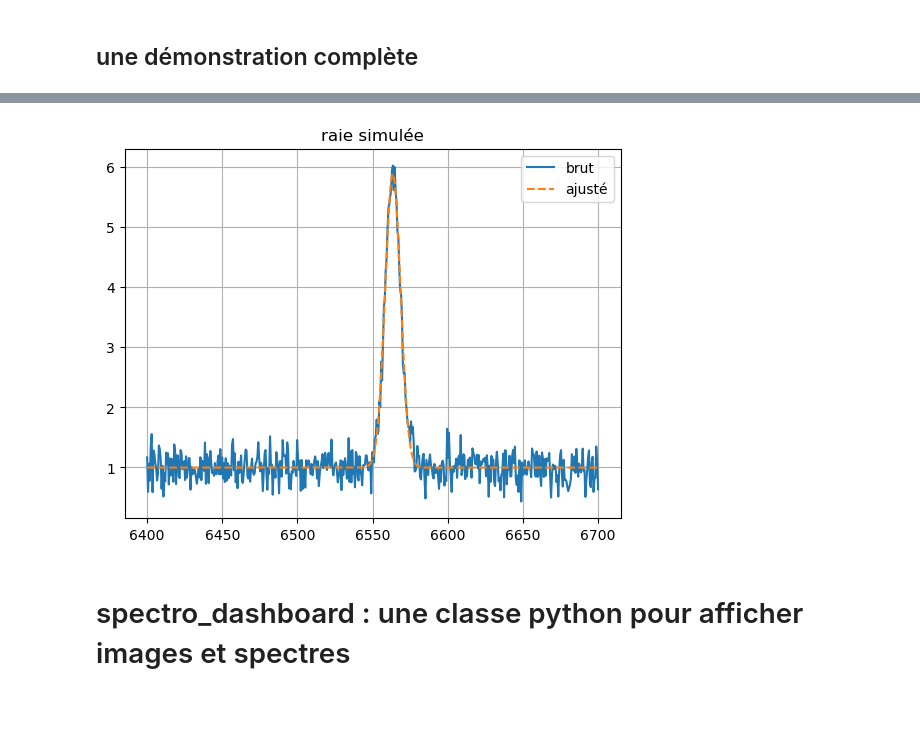
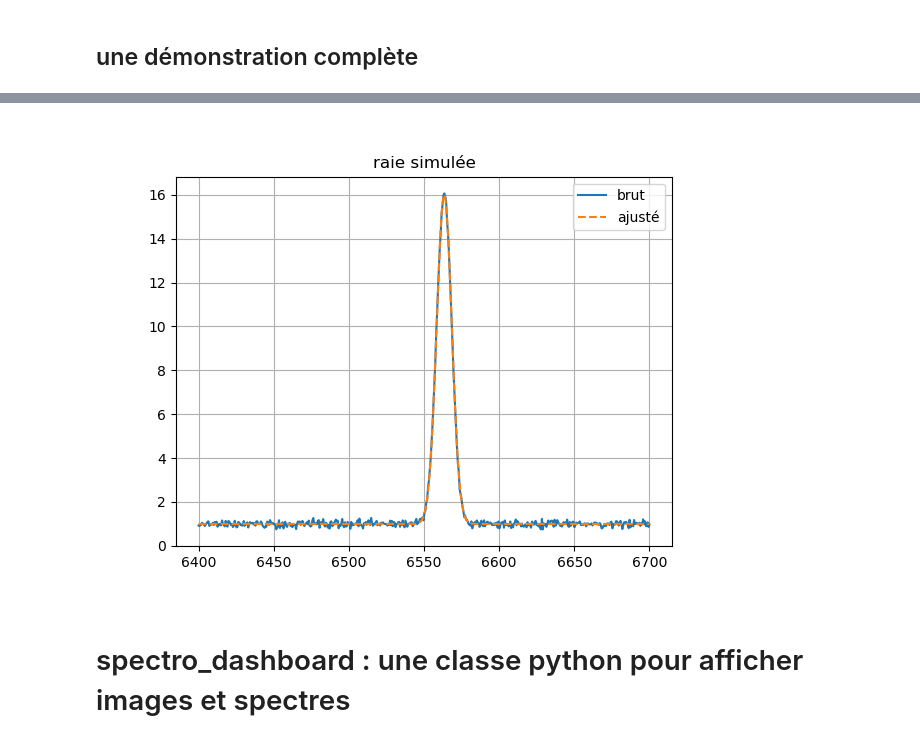
Before and after one commit to plouis35/SAR_colab, a Jupyter notebook: notebooks/00_outils_et_méthodes.ipynb, the cells around one changed output, grey strips where cells are left out. Saved outputs shown, nothing was run; the diff lists cells and outputs as text; code cells hidden in the pictures; blank space fills up the shorter version.

```diff
--- a/notebooks/00_outils_et_méthodes.ipynb
+++ b/notebooks/00_outils_et_méthodes.ipynb
@@ -574,9 +576,9 @@ from specutils.analysis import centroid, fwhm, equivalent_width, snr, snr_derive
 # --- 1. données pour la simulation ---
 nb_echantillons = 500
 cont_reel = 1.0
-bruit_sigma = 0.2
+bruit_sigma = 0.1
 raie_obs = 6563.44
-amplitude = 5
+amplitude = 15
 c_kms = 299792.458
 lambda_repos = 6562.80
 
@@ -598,30 +600,36 @@ flux_norm_val = spec.flux.value / niveau_continuum_brut.value
 spec_norm = Spectrum(flux=flux_norm_val * u.dimensionless_unscaled,
                        spectral_axis=spec.spectral_axis)
 
-# on gade une version sans continuum (à 0) pour le centroïde et la FWHM
+# on garde une version sans continuum (à 0) pour le centroïde et la FWHM
 spec_norm_sans_cont = spec_norm - models.Const1D(1.0)(spec.spectral_axis)
 
 # Mesures
 snr_val = snr_derived(spec, region_cont)
 cent_brut = centroid(spec_norm_sans_cont, regions=region_raie)
+vr_brut = c_kms * (cent_brut.value - lambda_repos) / lambda_repos
 fwhm_brut = fwhm(spec_norm_sans_cont, regions=region_raie)
-
-# Attention : l'EW doit être calculée sur le spectre normalisé (continuum à 1.0)
 ew_brut = equivalent_width(spec_norm, regions=region_raie)
 
-# Incertitudes
+# Incertitudes - méthode de Cayrel
 delta_lambda = np.mean(np.diff(x))       # pas spectral (dispersion)
 n_pts_brut = fwhm_brut.value / delta_lambda
-err_fwhm_brut = (2 * fwhm_brut) / snr_val.value      # approche conservatrice de Cayrel : 2x
-err_ew_brut = (1.5 / snr_val) * np.sqrt(delta_lambda * np.abs(ew_brut))
-err_cent_brut_cayrel = fwhm_brut.value / (2.35 * snr_val * np.sqrt(n_pts_brut))
-err_vr_brut_cayrel = (c_kms * err_cent_brut_cayrel) / lambda_repos
+
+err_fwhm_brut = (2.0 * fwhm_brut.value) / snr_val.value
+err_ew_brut = (1.5 / snr_val.value) * np.sqrt(delta_lambda * np.abs(ew_brut))
+
+err_cent_brut = fwhm_brut.value / (2.35 * snr_val.value * np.sqrt(n_pts_brut))
+err_vr_brut = (c_kms * err_cent_brut) / lambda_repos
+
+v_expansion_brut = (c_kms * (fwhm_brut.value / lambda_repos)) / 2
+err_v_exp_brut = (c_kms * err_fwhm_brut) / (2 * lambda_repos)
 
 print(f"SNR mesuré : {snr_val:.0f}")
 print("-" * 30 + " SANS AJUSTEMENT " + "-" * 30)
-print(f"Centroïde : {cent_brut.value:.2f} +/- {err_cent_brut_cayrel.value:.2f} Å")
-print(f"FWHM      : {fwhm_brut.value:.2f} +/- {err_fwhm_brut.value:.2f} Å")
-print(f"EW        : {ew_brut.value:.2f} +/- {err_ew_brut.value:.2f} Å")
+print(f"Centroïde : {cent_brut.value:.2f} +/-{err_cent_brut:.2f} Å")
+print(f"FWHM      : {fwhm_brut.value:.2f} +/-{err_fwhm_brut:.2f} Å")
+print(f"EW        : {ew_brut.value:.2f} +/-{err_ew_brut.value:.2f} Å")
+print(f"Vitesse Radiale : {vr_brut:.2f} +/-{err_vr_brut:.2f} km/s")
+print(f"Vitesse d'Expansion : {v_expansion_brut:.2f} +/-{err_v_exp_brut:.2f} km/s")
 
 # --- 3. mesures AVEC ajustement ---
 # On définit le modèle : Gaussienne + Continuum (Const1D)
@@ -635,11 +643,12 @@ fwhm_fit = g_fit[0].fwhm.value
 # Incertitudes
 delta_lambda = np.mean(np.diff(x))       # pas spectral (dispersion)
 n_pts = fwhm_fit / delta_lambda
-err_fwhm_fit = (1.5 * fwhm_fit) / snr_val.value        # approche conservatrice de Cayrel : 1.5x car on a une gaussienne propre
-err_cent_cayrel = fwhm_fit / (2.35 * snr_val * np.sqrt(n_pts))
+
+err_fwhm_fit = (2.0 * fwhm_fit) / snr_val.value
+err_cent_fit = fwhm_fit / (2.35 * snr_val.value * np.sqrt(n_pts))
 
 print("-" * 30 + " AVEC AJUSTEMENT " + "-" * 30)
-print(f"Centroïde : {center_fit:.2f} +/-{err_cent_cayrel:.2f} Å")
+print(f"Centroïde : {center_fit:.2f} +/-{err_cent_fit:.2f} Å")
 print(f"FWHM      : {fwhm_fit:.2f} +/-{err_fwhm_fit:.2f} Å")
 
 # Extraction des paramètres pour le calcul de l'aire
@@ -653,23 +662,20 @@ continuum_fit = g_fit[1].amplitude.value
 aire_gaussienne = amp_fit * sigma_fit * np.sqrt(2 * np.pi)
 ew_fit_val = aire_gaussienne / continuum_fit
 
+# vitesse radiale
+vr_fit = c_kms * (center_fit - lambda_repos) / lambda_repos
+err_vr_fit = (c_kms * err_cent_fit) / lambda_repos
+
+v_expansion = (c_kms * (fwhm_fit / lambda_repos)) / 2
+err_v_exp = (c_kms * err_fwhm_fit) / (2 * lambda_repos)
+
 # Incertitude sur l'EW du fit (Formule de Cayrel)
 # On peut diminuer le facteur 1.5 plus bas car le fit réduit l'incertitude de 30% (cf. Landman et al.)
 err_ew_fit = (1.5 / snr_val.value) * np.sqrt(delta_lambda * np.abs(ew_fit_val))
 print(f"EW        : {ew_fit_val:.2f} +/-{err_ew_fit:.2f} Å")
-
-# --- 4. ANALYSE CINÉMATIQUE FINALE ---
-# Utilisation des valeurs du FIT (plus précises)
-vr_fit = c_kms * (center_fit - lambda_repos) / lambda_repos
-err_vr_cayrel = (c_kms * err_cent_cayrel) / lambda_repos
-
-v_expansion = (c_kms * (fwhm_fit / lambda_repos)) / 2
-#err_v_exp = (c_kms * (err_fwhm_fit / lambda_repos)) / 2
-err_v_exp = (c_kms * err_fwhm_fit) / (2 * lambda_repos)
-
-print("\n" + "="*30 + " SYNTHÈSE ASTROPHYSIQUE " + "="*30)
-print(f"Vitesse Radiale : {vr_fit:.2f} +/-{err_vr_cayrel:.2f} km/s")
+print(f"Vitesse Radiale : {vr_fit:.2f} +/-{err_vr_fit:.2f} km/s")
 print(f"Vitesse d'Expansion : {v_expansion:.2f} +/-{err_v_exp:.2f} km/s")
+print("")
 
 # on affiche le spectre et son ajustement
 y_fit = g_fit(spec.spectral_axis)
@@ -697,4 +703,4 @@ Vitesse d'Expansion : 274.51 +/-88.23 km/s
-[figure, old version]
+[figure, new version]
 # %% [markdown]
 # spectro_dashboard : une classe python pour afficher images et spectres
 # %%
```
Also changed, not shown: parts of 13 cells of this notebook, 20 other files.
